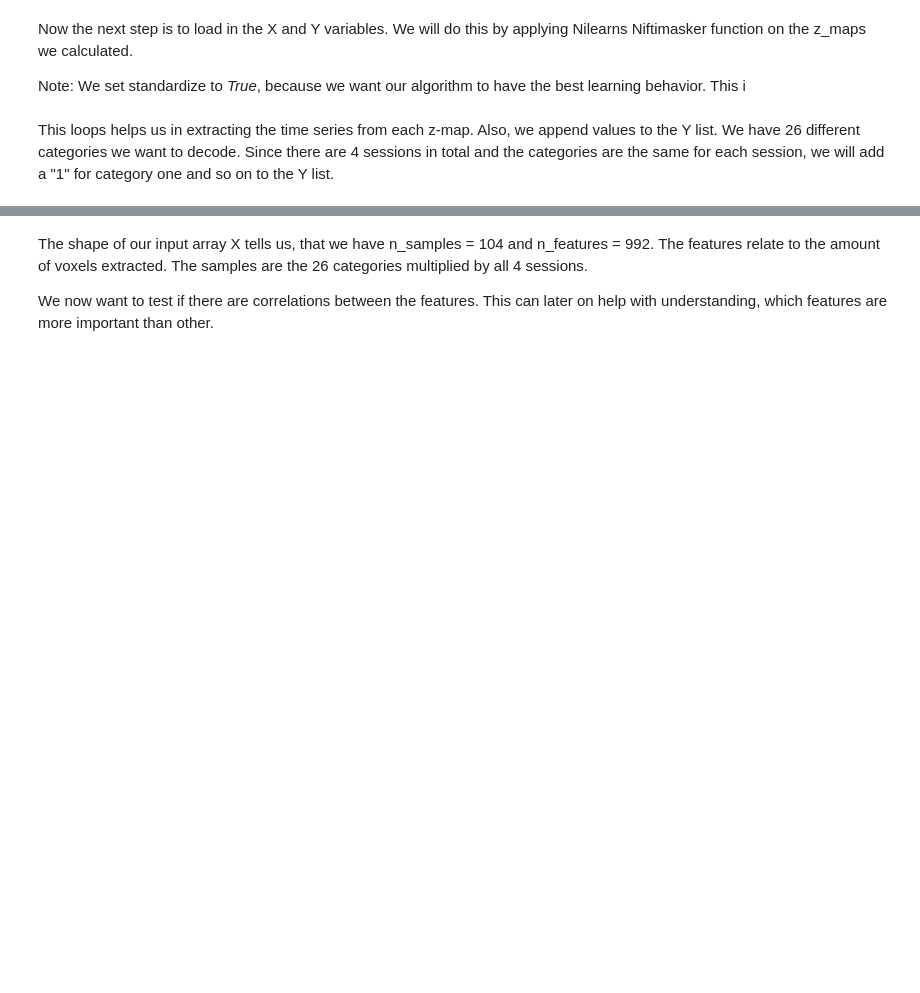
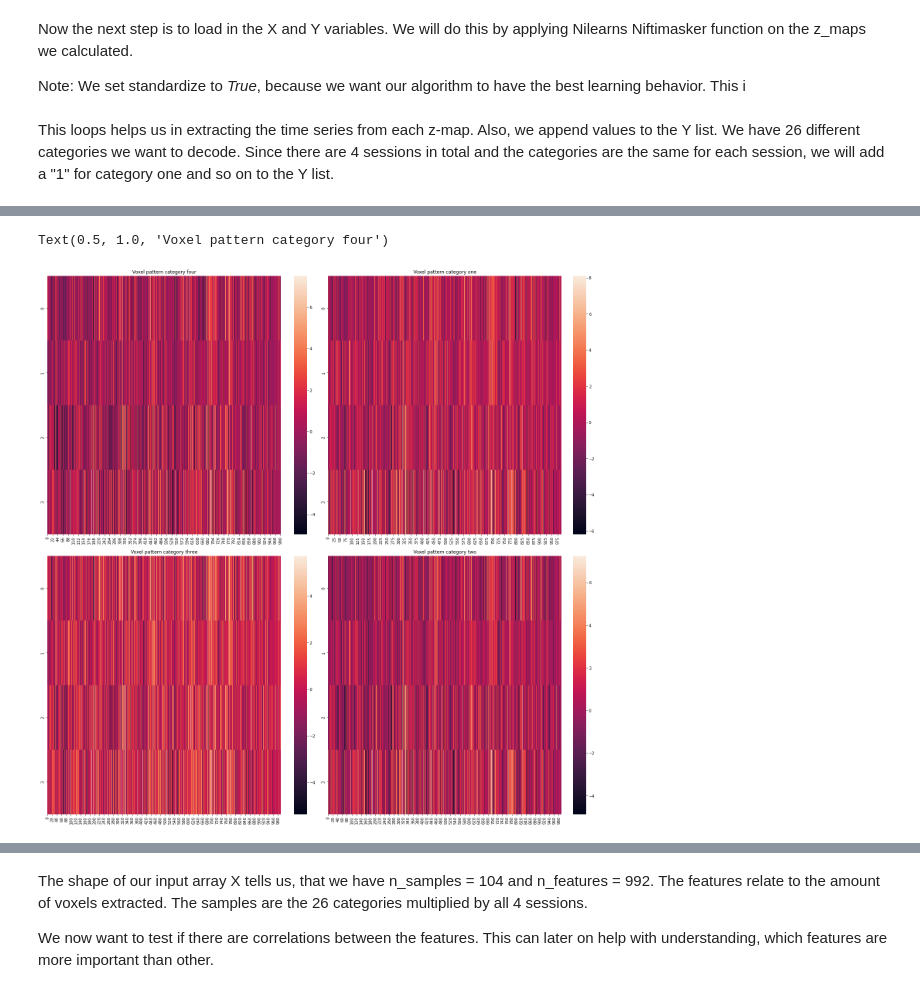
Before and after one commit to JNPauli/Banter, a Jupyter notebook: data/Support_Vector_Machine.ipynb, the cells around one changed output, grey strips where cells are left out. Saved outputs shown, nothing was run; the diff lists cells and outputs as text; code cells hidden in the pictures; blank space fills up the shorter version.

```diff
--- a/data/Support_Vector_Machine.ipynb
+++ b/data/Support_Vector_Machine.ipynb
@@ -100,0 +129,15 @@ X_.shape
+# %%
+import seaborn as sns
+figure, axis = plt.subplots(2, 2,figsize=(20, 20), constrained_layout = True)
+sns.heatmap(data=X_1, ax = axis[0,1])
+sns.heatmap(data = X_[[1,27,53,79]], ax = axis[1,1])
+sns.heatmap(X_[[2,28,54,80]], ax = axis[1,0])
+sns.heatmap(X_[[3,29,55,81]], ax = axis[0,0])
+
+axis[0, 1].set_title("Voxel pattern category one")
+axis[1, 1].set_title("Voxel pattern category two")
+axis[1, 0].set_title("Voxel pattern category three")
+axis[0, 0].set_title("Voxel pattern category four")
+# %% [output]
+Text(0.5, 1.0, 'Voxel pattern category four')
+[figure, added]
```
Also changed, not shown: parts of 18 cells of this notebook.
